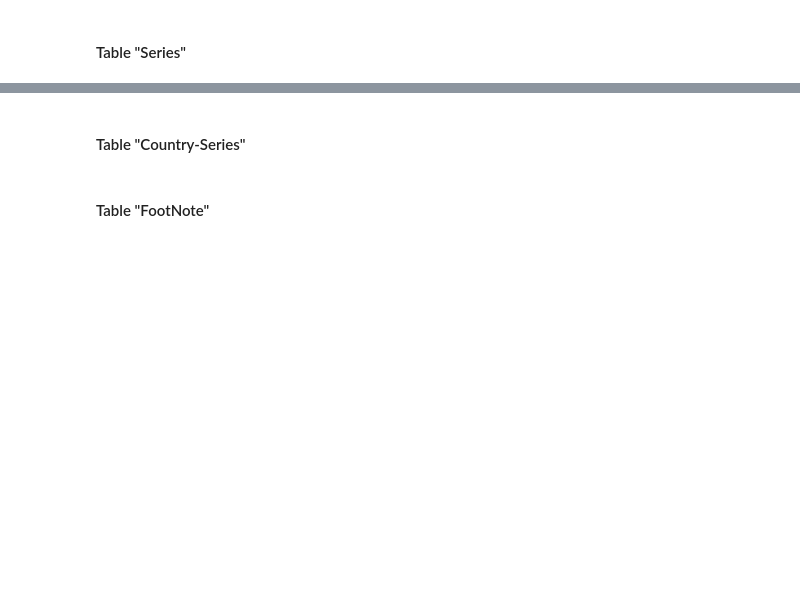
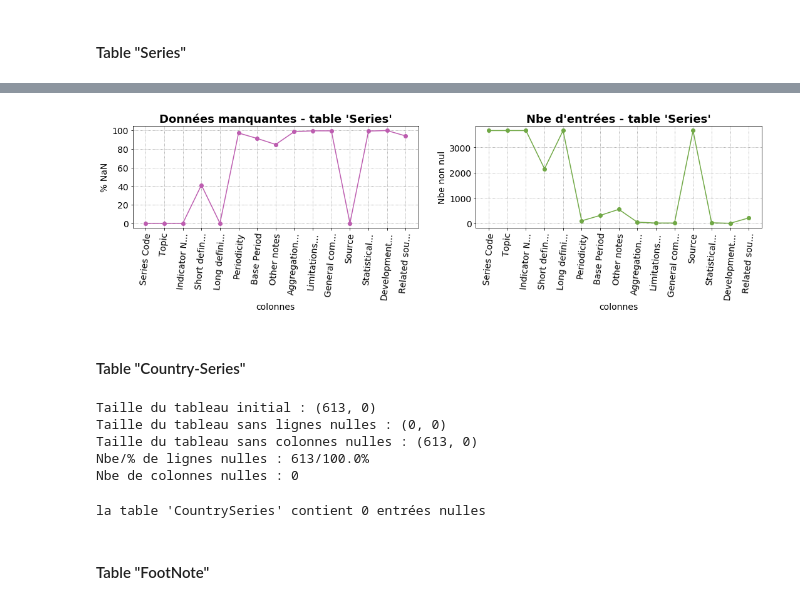
Before and after one commit to SmellyArmure/OC_DS_Project2, a Jupyter notebook: NOTEBOOK/P2-DataSystEd.ipynb, the cells around one changed output, grey strips where cells are left out. Drawn from its saved outputs; the diff is of its cells as text; code cells hidden in the pictures; blank space fills up the shorter version.

```diff
--- a/NOTEBOOK/P2-DataSystEd.ipynb
+++ b/NOTEBOOK/P2-DataSystEd.ipynb
@@ -358,20 +369,27 @@ evalNull(country)
 # %%
-
-
 fig = plt.figure(figsize = (18,3))
 
-x=inf_country.columns[4:] # titres des colonnes de 1970 à 2100
-y1=inf_country.loc["% NaN"][4:] # nombre de valeurs nulles
-y2=inf_country.loc["Nbe Entrées"][4:] # nombre de valeurs nulles
+x=inf_series.columns
+xlab=[my_str[:11]+"..." if len(my_str)>11 else my_str for my_str in x]
+y1=inf_series.loc["% NaN"] # nombre de valeurs nulles
+y2=inf_series.loc["Nbe Entrées"] # nombre de valeurs nulles
 
 plot1 = plt.subplot(1,2,1)
-basic_plot(plot1, x, y1, x, "colonnes", "% NaN",  "Données manquantes - table 'Country'", 0)
+basic_plot(plot1, xlab, y1, xlab, "colonnes", "% NaN",  "Données manquantes - table 'Series'", 0)
 
 plot2 = plt.subplot(1,2,2)
-basic_plot(plot2, x, y2, x, "colonnes", "Nbe pays non nul",  "Nbe d'entrées - table 'Country'", 1)
+basic_plot(plot2, xlab, y2, xlab, "colonnes", "Nbe non nul",  "Nbe d'entrées - table 'Series'", 1)
 
 plt.show()
+# %% [output]
+[figure, added]
 # %% [markdown]
 #### Table "Country-Series"
 # %%
-evalNull(country)
+evalNull(cnt_ser)
+# %% [output]
+Taille du tableau initial : (613, 0)
+Taille du tableau sans lignes nulles : (0, 0)
+Taille du tableau sans colonnes nulles : (613, 0)
+Nbe/% de lignes nulles : 613/100.0%
+Nbe de colonnes nulles : 0
@@ -394,3 +396,7 @@ plt.show()
+# %%
+print("la table 'CountrySeries' contient {} entrées nulles".format(inf_cnt_ser.loc["Nbe NaN"].sum()))
+# %% [output]
+la table 'CountrySeries' contient 0 entrées nulles
 # %% [markdown]
 #### Table "FootNote"
 # %%
```
Also changed, not shown: parts of 25 cells of this notebook.
